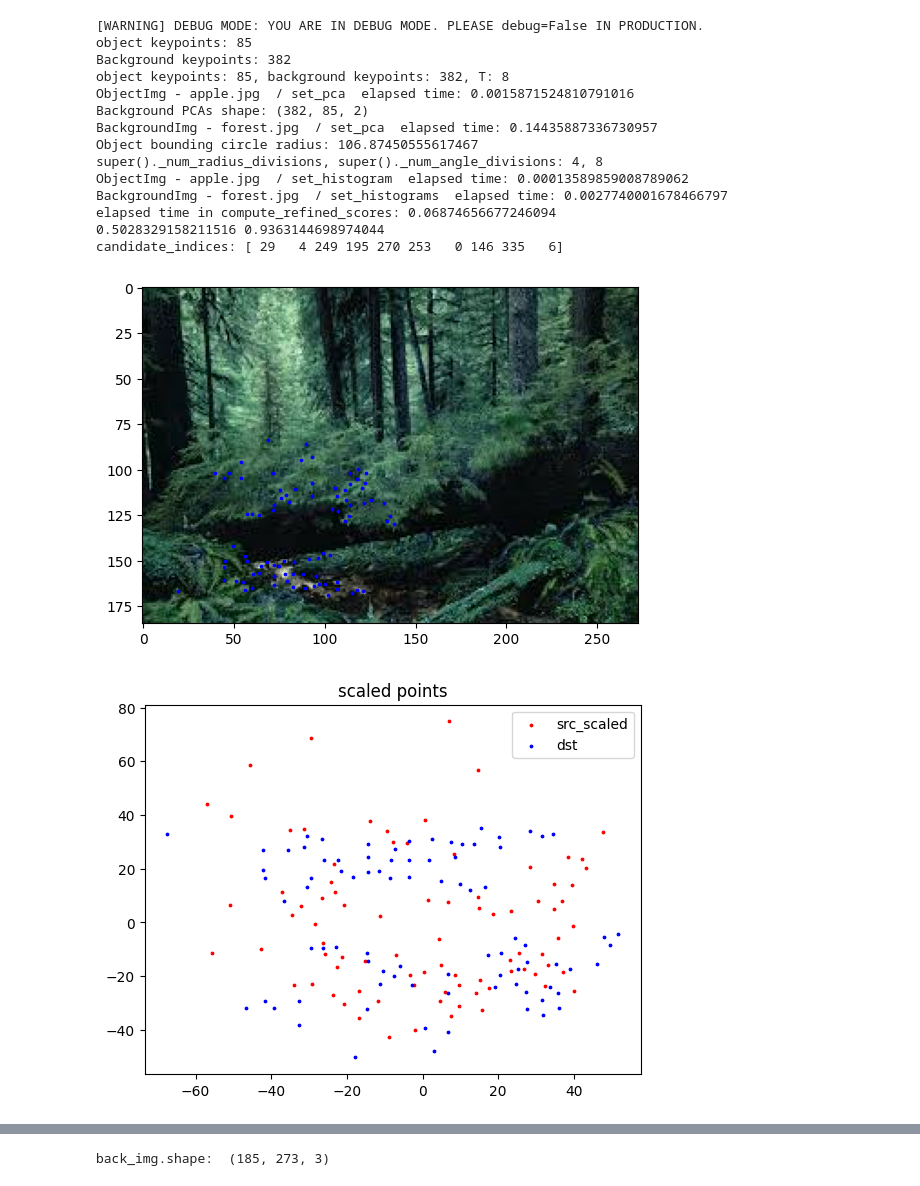
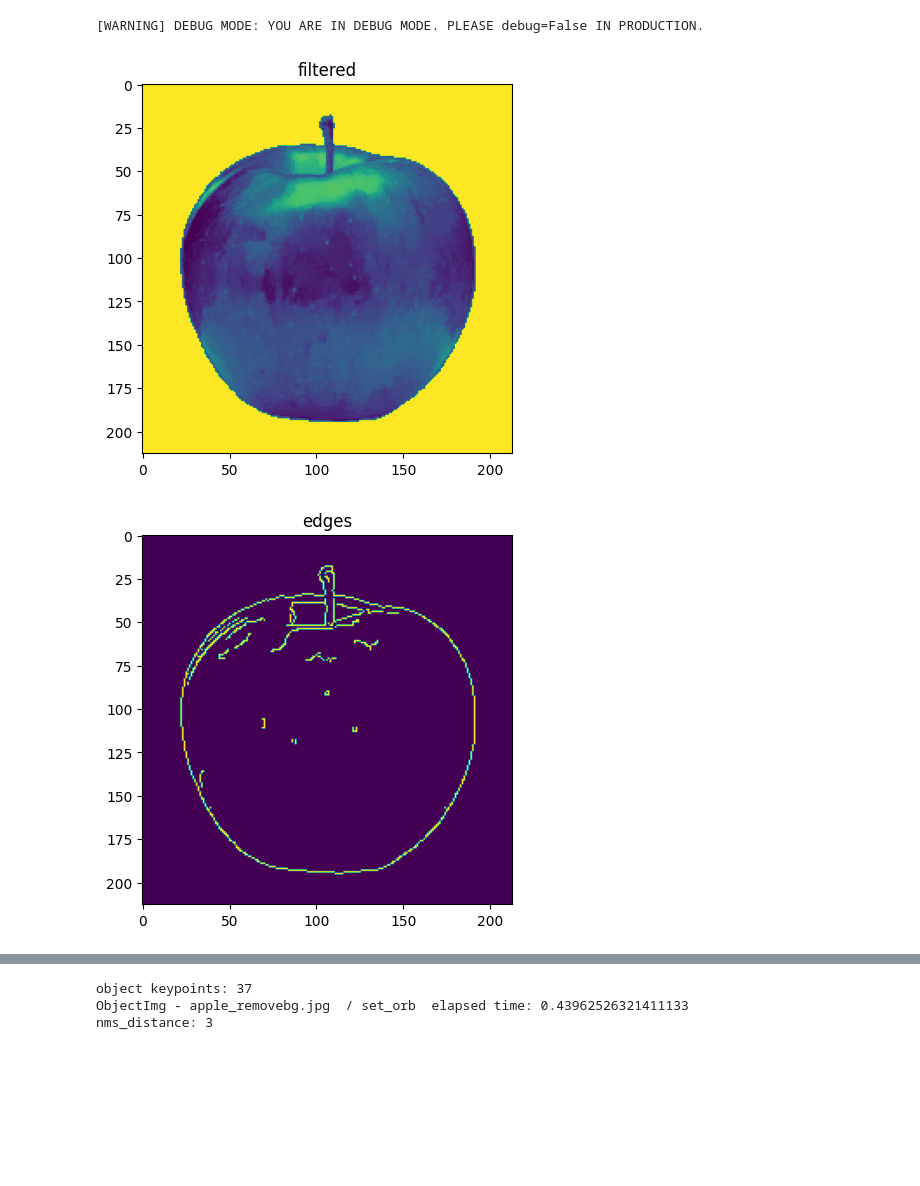
Before and after one commit to ket0825/hipi, a Jupyter notebook: test.ipynb, the cells around one changed output, grey strips where cells are left out. Cells and saved outputs as stored; diff of their text form; code cells hidden in the pictures; blank space fills up the shorter version.

Commit message:
feat: localize object and masking

```diff
--- a/test.ipynb
+++ b/test.ipynb
@@ -336,24 +368,31 @@ mapped_back_kps = [map_keypoints_to_bounding_circle(back_max_distances[i] / 2, p
 # 한 번 추적해가며 디버깅 해보기
 from img_class.background_img import BackgroundImg
 from img_class.object_img import ObjectImg
-from utils.shape_match_utils import compute_refined_score, interpolate_feature_scores, visualize_results, ransac_affine, stable_affine, apply_affine_matrix, transform_object
+from utils.shape_match_utils import compute_refined_score, interpolate_feature_scores, visualize_results, ransac_affine, stable_affine, apply_affine_matrix, localize_object
 import time
+import matplotlib.pyplot as plt
 
 DEBUG = True
-obj_img = ObjectImg("apple.jpg")
+# obj_img = ObjectImg("apple.jpg")
+obj_img = ObjectImg("apple_removebg.jpg")
+# obj_img = ObjectImg("apple_removebg.png")
+plt.imshow(obj_img.img)
+plt.show()
 back_img = BackgroundImg("forest.jpg")
+obj_img.set_resize_scale(back_img)
+
 if DEBUG:
     print("[WARNING] DEBUG MODE: YOU ARE IN DEBUG MODE. PLEASE debug=False IN PRODUCTION.")
 
 # debug settings.
-obj_img.set_method_debug("set_orb", debug=False)
+obj_img.set_method_debug("set_orb", debug=True)
 obj_img.set_method_debug("set_pca", debug=DEBUG)
 obj_img.set_method_debug("set_histogram", debug=DEBUG)
-back_img.set_method_debug("set_orb", debug=False)
+back_img.set_method_debug("set_orb", debug=True)
 back_img.set_method_debug("set_pca", debug=DEBUG)
 back_img.set_method_debug("set_histograms", debug=DEBUG)
 
-obj_img.set_orb(nfeatures=300, nms_distance=5)
+obj_img.set_orb(nfeatures=300)
 back_img.set_orb(nfeatures=1000, nms_distance=3)
 
 N = obj_img.get_kp_length()
@@ -378,12 +417,14 @@ if DEBUG:
 print(min(scores), max(scores))
 
 candidate_indices = back_img.get_candidates_indices(scores, NUM_OF_CANDIDATES)
+
 print(f"candidate_indices: {candidate_indices}")
 # affine_matrix = ransac_affine(back_img, obj_img, candidate_indices, 1000, mad_factor=1, mad_threshold=1)
 # print(affine_matrix)
-affine_matrix, best_idx, scale = stable_affine(back_img, obj_img, candidate_indices)
+localize_object(back_img, obj_img, candidate_indices)
+# affine_matrix, best_idx, scale = stable_affine(back_img, obj_img, candidate_indices)
 # affine_matrix = transform_object(back_img, obj_img, candidate_indices)
-result = apply_affine_matrix(back_img, best_idx, obj_img, scale, affine_matrix)
+# result = apply_affine_matrix(back_img, best_idx, obj_img, scale, affine_matrix)
 
 
 # For score visualization
@@ -394,16 +436,3 @@ result = apply_affine_matrix(back_img, best_idx, obj_img, scale, affine_matrix)
 [WARNING] DEBUG MODE: YOU ARE IN DEBUG MODE. PLEASE debug=False IN PRODUCTION.
-object keypoints: 85
-Background keypoints: 382
-object keypoints: 85, background keypoints: 382, T: 8
-ObjectImg - apple.jpg  / set_pca  elapsed time: 0.0015871524810791016
-Background PCAs shape: (382, 85, 2)
-BackgroundImg - forest.jpg  / set_pca  elapsed time: 0.14435887336730957
-Object bounding circle radius: 106.87450555617467
-super()._num_radius_divisions, super()._num_angle_divisions: 4, 8
-ObjectImg - apple.jpg  / set_histogram  elapsed time: 0.00013589859008789062
-BackgroundImg - forest.jpg  / set_histograms  elapsed time: 0.0027740001678466797
-elapsed time in compute_refined_scores: 0.06874656677246094
-0.5028329158211516 0.9363144698974044
-candidate_indices: [ 29   4 249 195 270 253   0 146 335   6]
-[figure, old version]
-[figure, old version]
+[figure, new version]
+[figure, new version]
@@ -418 +442,3 @@ affine_matrix_adjusted: [[ 0.87196506 -0.03241656  5.53588972]
-back_img.shape:  (185, 273, 3)
+object keypoints: 37
+ObjectImg - apple_removebg.jpg  / set_orb  elapsed time: 0.43962526321411133
+nms_distance: 3
```
Also changed, not shown: parts of 6 cells of this notebook, 2 other files.
